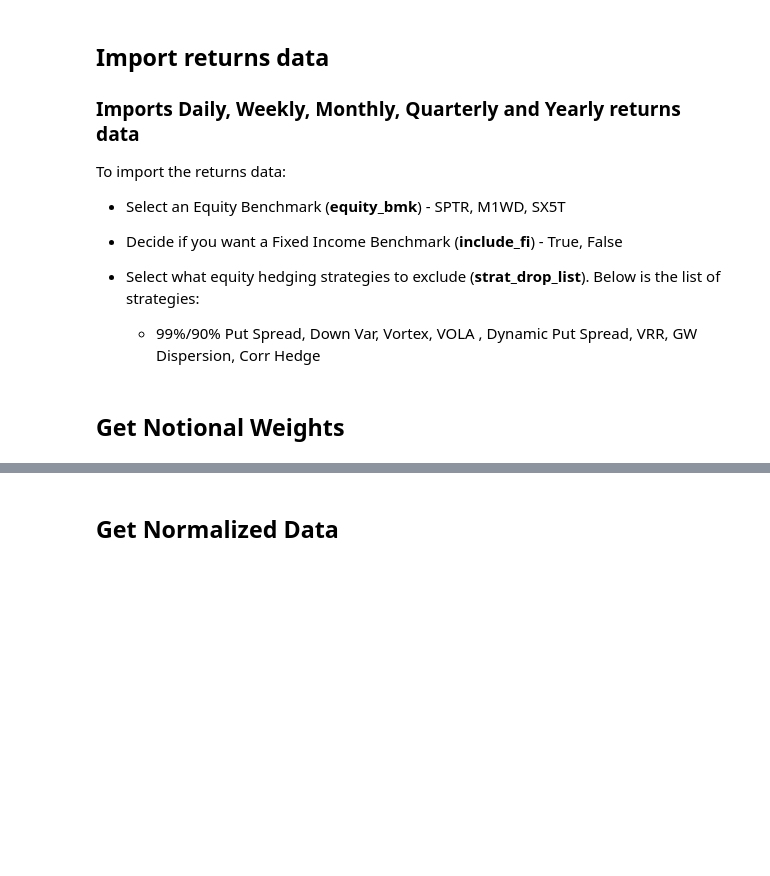
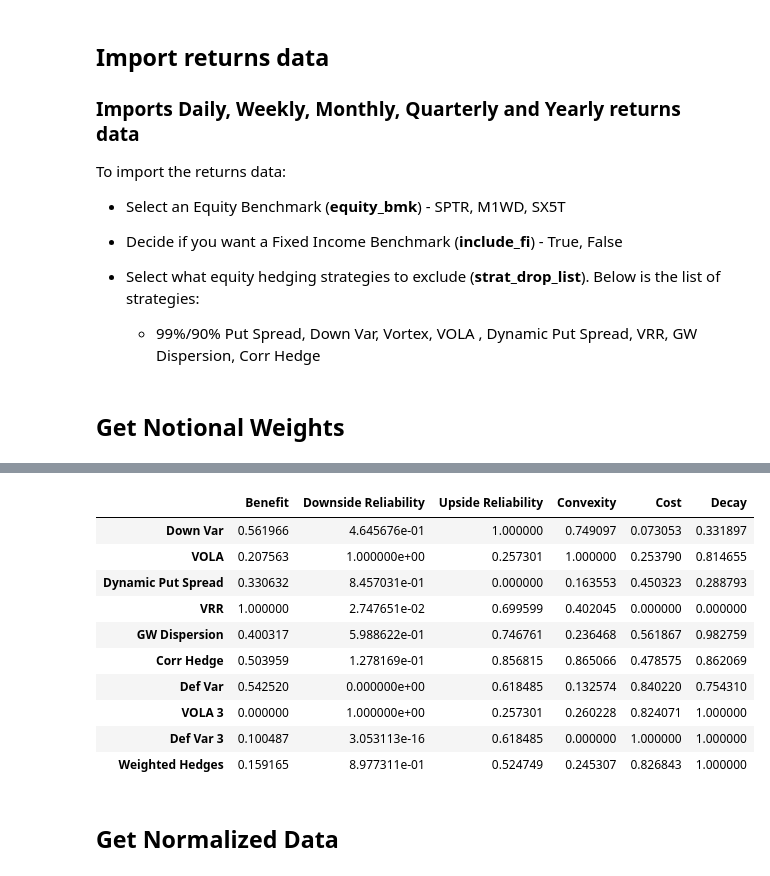
Before and after one commit to pforjoeUPS/RMP, a Jupyter notebook: normalizing_data.ipynb, the cells around one changed output, grey strips where cells are left out. Cells and saved outputs as stored; diff of their text form; code cells hidden in the pictures; blank space fills up the shorter version.

```diff
--- a/normalizing_data.ipynb
+++ b/normalizing_data.ipynb
@@ -47,3 +89,18 @@ fmt.get_notional_styler(df_weights)
+# %%
+df_normal = util.get_normalized_data(x)
+df_normal.transpose()
+# %% [output]
+|  | Benefit | Downside Reliability | Upside Reliability | Convexity | Cost | Decay |
+| Down Var | 0.561966 | 4.645676e-01 | 1.000000 | 0.749097 | 0.073053 | 0.331897 |
+| VOLA | 0.207563 | 1.000000e+00 | 0.257301 | 1.000000 | 0.253790 | 0.814655 |
+| Dynamic Put Spread | 0.330632 | 8.457031e-01 | 0.000000 | 0.163553 | 0.450323 | 0.288793 |
+| VRR | 1.000000 | 2.747651e-02 | 0.699599 | 0.402045 | 0.000000 | 0.000000 |
+| GW Dispersion | 0.400317 | 5.988622e-01 | 0.746761 | 0.236468 | 0.561867 | 0.982759 |
+| Corr Hedge | 0.503959 | 1.278169e-01 | 0.856815 | 0.865066 | 0.478575 | 0.862069 |
+| Def Var | 0.542520 | 0.000000e+00 | 0.618485 | 0.132574 | 0.840220 | 0.754310 |
+| VOLA 3 | 0.000000 | 1.000000e+00 | 0.257301 | 0.260228 | 0.824071 | 1.000000 |
+| Def Var 3 | 0.100487 | 3.053113e-16 | 0.618485 | 0.000000 | 1.000000 | 1.000000 |
+| Weighted Hedges | 0.159165 | 8.977311e-01 | 0.524749 | 0.245307 | 0.826843 | 1.000000 |
 # %% [markdown]
 ## Get Normalized Data
 # %%
```
Also changed, not shown: parts of 11 cells of this notebook, 5 other files.
